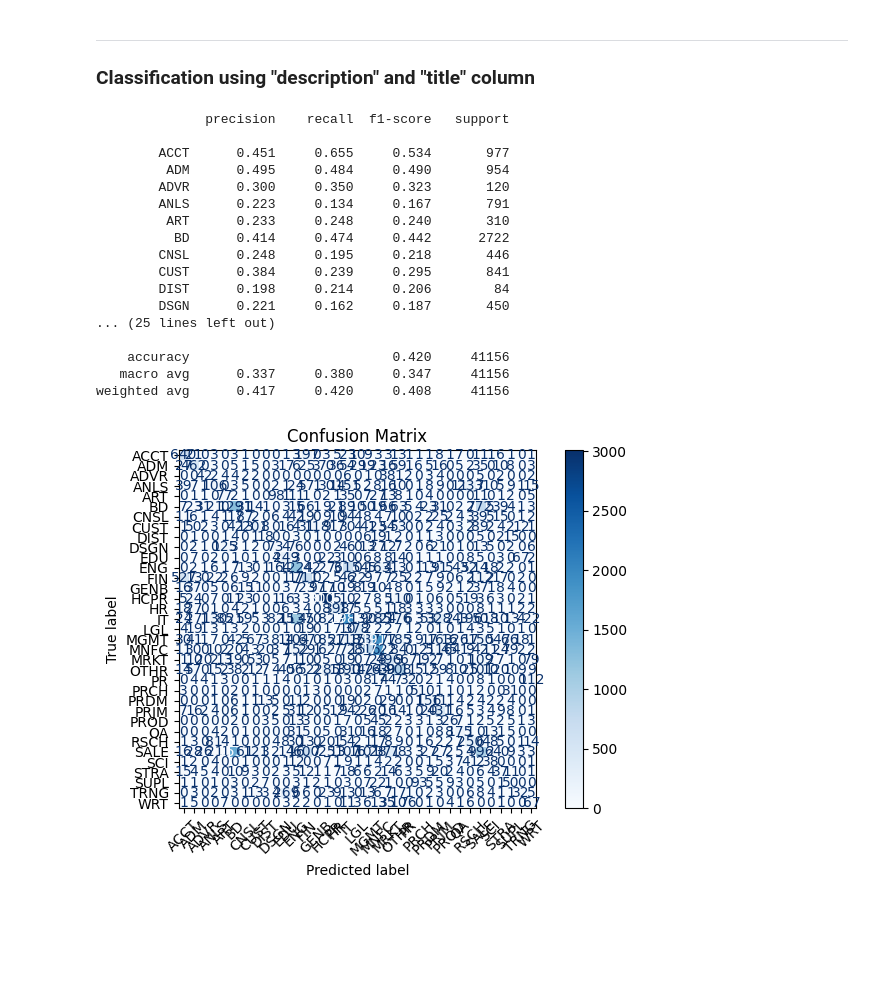
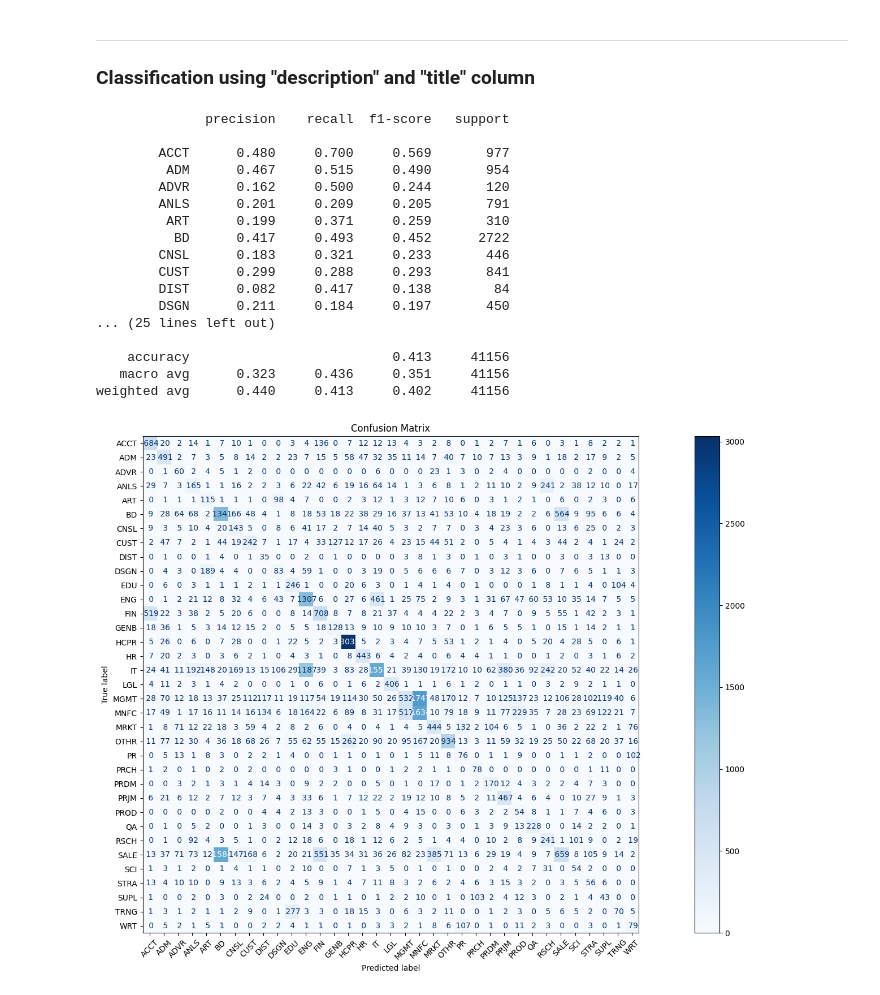
Before and after one commit to gabcal07/NLP_Linkedin_offers, a Jupyter notebook: models/src/regression/classification.ipynb, the cells around one changed output. Drawn from its saved outputs; the diff is of its cells as text; code cells hidden in the pictures; blank space fills up the shorter version.

```diff
--- a/models/src/regression/classification.ipynb
+++ b/models/src/regression/classification.ipynb
@@ -49,3 +49,4 @@ postings_df['title'] = postings_df['title'].astype('str').apply(lambda x: clean_
 # We use the job_id to join the job_skills_df with postings_df
 job_skills_df[['job_id', 'skill_abr']].dropna(inplace=True)
 postings_df = postings_df.merge(job_skills_df[['job_id', 'skill_abr']], on='job_id', how='left')
+postings_df[['description', 'title']].dropna(inplace=True)
@@ -546,16 +552,17 @@ weighted avg      0.374     0.387     0.370     41154
 import numpy as np
 import pandas as pd
 import matplotlib.pyplot as plt
+from sklearn.decomposition import TruncatedSVD
 from sklearn.pipeline import Pipeline
 from sklearn.compose import TransformedTargetRegressor
 from sklearn.model_selection import train_test_split
-from sklearn.linear_model import PoissonRegressor, LinearRegression, Ridge, LogisticRegression
+from sklearn.linear_model import PoissonRegressor, LinearRegression, Ridge, LogisticRegression, SGDClassifier
 from sklearn.naive_bayes import MultinomialNB
 from sklearn.metrics import mean_squared_error, accuracy_score, classification_report, ConfusionMatrixDisplay
 from sklearn.feature_extraction.text import TfidfVectorizer
-from sklearn.preprocessing import PowerTransformer
-from sklearn.utils.class_weight import compute_class_weight
 from sklearn.compose import ColumnTransformer
+from imblearn.over_sampling import SMOTE
+from imblearn.pipeline import Pipeline as ImbPipeline
 
 
 cleaned_df = postings_df.dropna(subset=['description', 'title', 'skill_abr'])
@@ -579,62 +586,75 @@ text_pipeline = ColumnTransformer([
         max_features=10000,
         stop_words='english',
         lowercase=True,
-        ngram_range=(1, 3),
+        ngram_range=(1, 2),
         min_df=5,
         max_df=0.8
     ), 'description'),
     ('title_tfidf', TfidfVectorizer(
         max_features=5000,
         stop_words='english',
         lowercase=True,
         ngram_range=(1, 2),
         min_df=1,
         max_df=0.7
     ), 'title'),
 ])
 
-model_pipeline = Pipeline([
-    ('nb', MultinomialNB(alpha=0.1)),
-    ])
+# model_pipeline = Pipeline([
+#     ('nb', MultinomialNB(alpha=0.1)),
+#     ])
 
 # Full pipeline
-full_pipeline = Pipeline([
-    ('text_preprocessing', text_pipeline),
-    ('nb', model_pipeline)
+full_pipeline = ImbPipeline([
+    ('tfidf', text_pipeline),
+    # optional: project down from ~15k → a few hundred dims
+    # ('svd', TruncatedSVD(n_components=200, random_state=42)),
+    # ('smote', SMOTE(random_state=42)),
+    ('clf', SGDClassifier(
+    loss='log_loss',                # logistic regression
+    class_weight='balanced',
+    penalty='l2',
+    max_iter=1000,
+    tol=1e-3,
+    n_jobs=6
+))
 ])
 
 # Train
 full_pipeline.fit(X_train, y_train)
 
 y_pred = full_pipeline.predict(X_test)
 
 print(classification_report(y_test, y_pred, digits=3))
 
-# Assuming you have y_test and y_pred from your model
-ConfusionMatrixDisplay.from_predictions(y_test, y_pred, cmap='Blues', xticks_rotation=45, values_format="")
+disp = ConfusionMatrixDisplay.from_predictions(y_test, y_pred, cmap='Blues', xticks_rotation=45, values_format=" ")
+# Set the figure size BEFORE showing
+fig = disp.figure_
+fig.set_size_inches(20, 10)  # Set desired sizeplt.title("Confusion Matrix")
+
+# Optional title
 plt.title("Confusion Matrix")
-plt.figsize=(16, 12)
-plt.tight_layout()  # Adjust layout to prevent label cutoff
+plt.tight_layout()
 plt.show()
 # %% [output]
               precision    recall  f1-score   support
 
-        ACCT      0.451     0.655     0.534       977
-         ADM      0.495     0.484     0.490       954
-        ADVR      0.300     0.350     0.323       120
-        ANLS      0.223     0.134     0.167       791
-         ART      0.233     0.248     0.240       310
-          BD      0.414     0.474     0.442      2722
-        CNSL      0.248     0.195     0.218       446
-        CUST      0.384     0.239     0.295       841
-        DIST      0.198     0.214     0.206        84
-        DSGN      0.221     0.162     0.187       450
+        ACCT      0.480     0.700     0.569       977
+         ADM      0.467     0.515     0.490       954
+        ADVR      0.162     0.500     0.244       120
+        ANLS      0.201     0.209     0.205       791
+         ART      0.199     0.371     0.259       310
+          BD      0.417     0.493     0.452      2722
+        CNSL      0.183     0.321     0.233       446
+        CUST      0.299     0.288     0.293       841
+        DIST      0.082     0.417     0.138        84
+        DSGN      0.211     0.184     0.197       450
 ... (25 lines left out)
 
-    accuracy                          0.420     41156
-   macro avg      0.337     0.380     0.347     41156
-weighted avg      0.417     0.420     0.408     41156
+    accuracy                          0.413     41156
+   macro avg      0.323     0.436     0.351     41156
+weighted avg      0.440     0.413     0.402     41156
-[figure, old version]
+[figure, new version]
 # %%
 # Look at sample predictions
 # print(X_test["title"])
```
Also changed, not shown: parts of 8 cells of this notebook, 1 other file.
